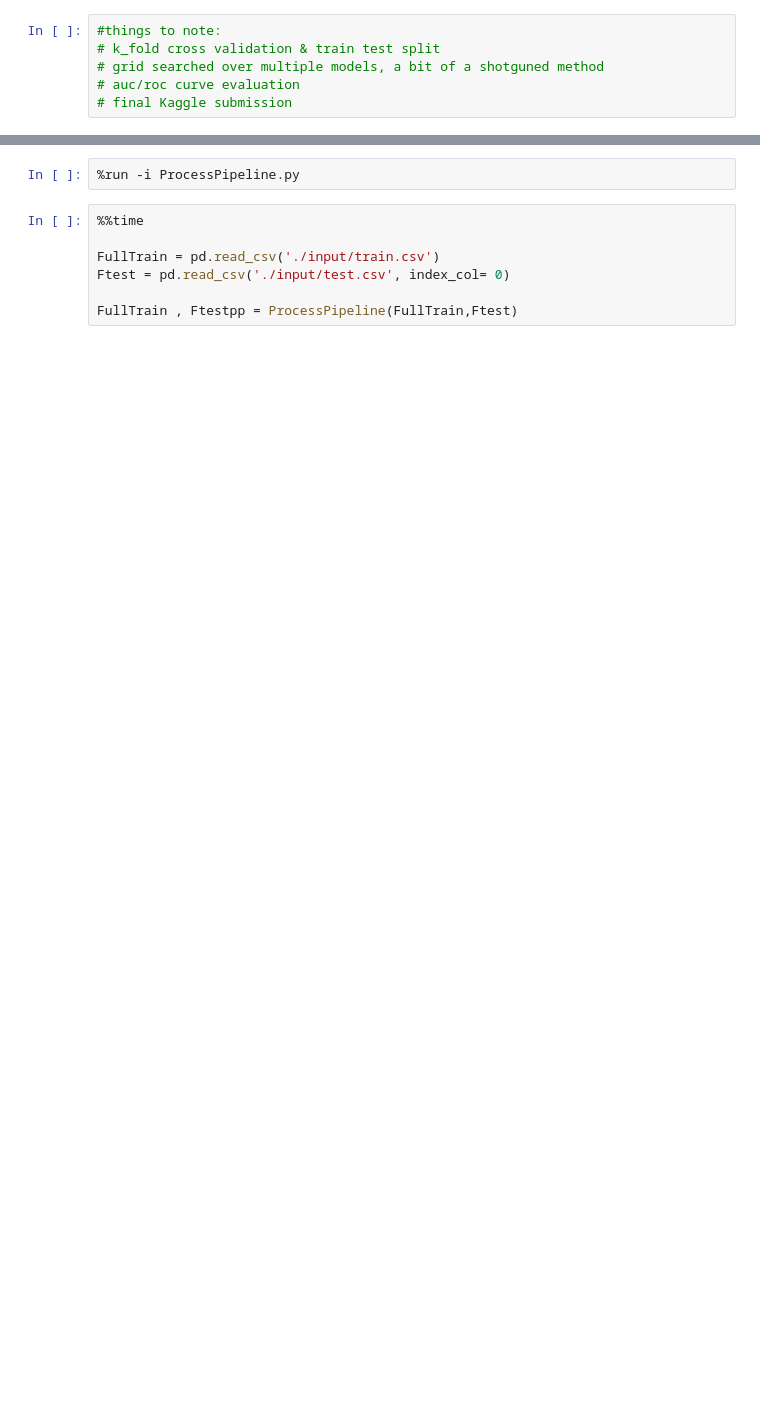
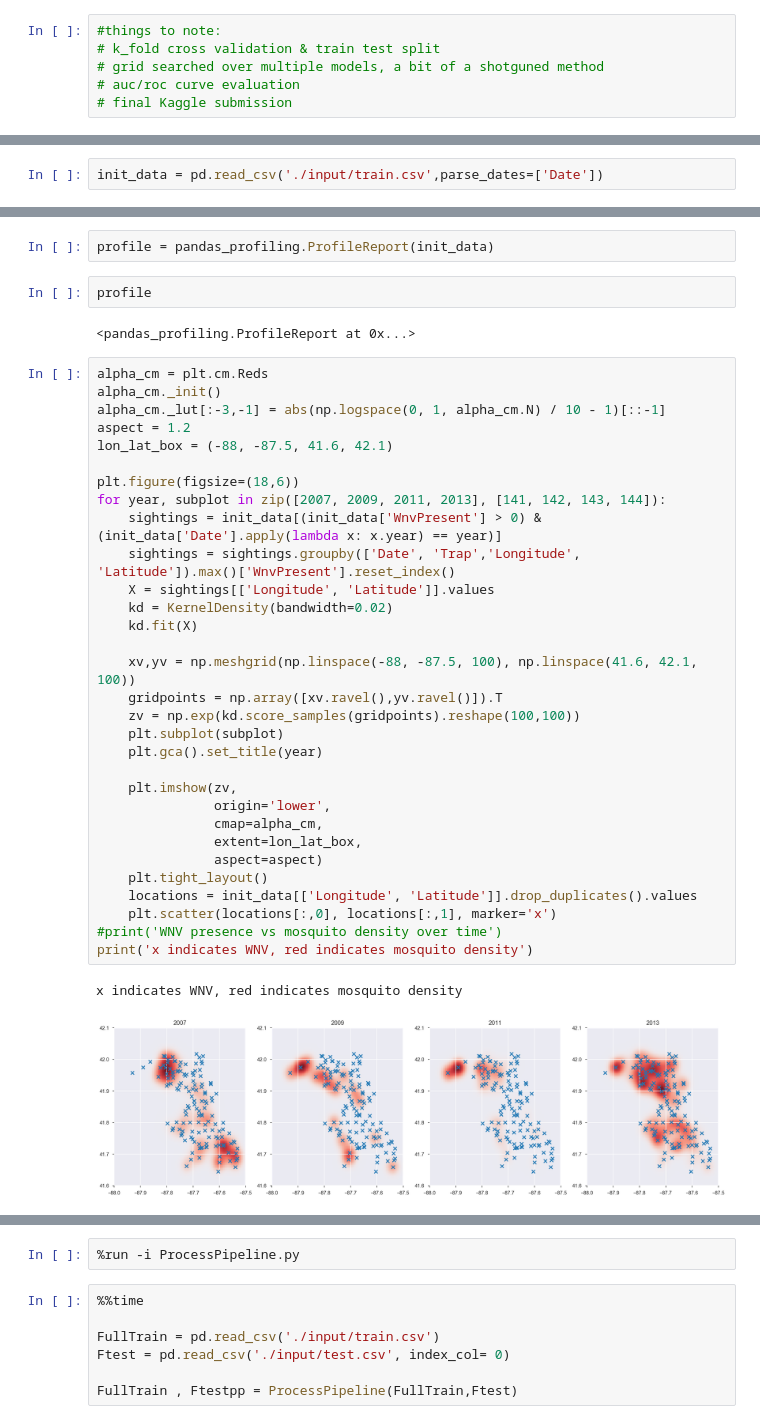
Before and after one commit to Mikhail-Naumov/West_Nile_Virus, a Jupyter notebook: Model_Selection_final.ipynb, the cells around one changed output, grey strips where cells are left out. Cells and saved outputs as stored; diff of their text form; blank space fills up the shorter version.

```diff
--- a/Model_Selection_final.ipynb
+++ b/Model_Selection_final.ipynb
@@ -9,0 +22,2 @@
+# %%
+init_data = pd.read_csv('./input/train.csv',parse_dates=['Date'])
@@ -9,0 +66,40 @@
+# %%
+profile = pandas_profiling.ProfileReport(init_data)
+# %%
+profile
+# %% [output]
+<pandas_profiling.ProfileReport at 0x...>
+# %%
+alpha_cm = plt.cm.Reds
+alpha_cm._init()
+alpha_cm._lut[:-3,-1] = abs(np.logspace(0, 1, alpha_cm.N) / 10 - 1)[::-1]
+aspect = 1.2
+lon_lat_box = (-88, -87.5, 41.6, 42.1)
+
+plt.figure(figsize=(18,6))
+for year, subplot in zip([2007, 2009, 2011, 2013], [141, 142, 143, 144]):
+    sightings = init_data[(init_data['WnvPresent'] > 0) & (init_data['Date'].apply(lambda x: x.year) == year)]
+    sightings = sightings.groupby(['Date', 'Trap','Longitude', 'Latitude']).max()['WnvPresent'].reset_index()
+    X = sightings[['Longitude', 'Latitude']].values
+    kd = KernelDensity(bandwidth=0.02)
+    kd.fit(X)
+
+    xv,yv = np.meshgrid(np.linspace(-88, -87.5, 100), np.linspace(41.6, 42.1, 100))
+    gridpoints = np.array([xv.ravel(),yv.ravel()]).T
+    zv = np.exp(kd.score_samples(gridpoints).reshape(100,100))
+    plt.subplot(subplot)
+    plt.gca().set_title(year)
+
+    plt.imshow(zv,
+               origin='lower',
+               cmap=alpha_cm,
+               extent=lon_lat_box,
+               aspect=aspect)
+    plt.tight_layout()
+    locations = init_data[['Longitude', 'Latitude']].drop_duplicates().values
+    plt.scatter(locations[:,0], locations[:,1], marker='x')
+#print('WNV presence vs mosquito density over time')
+print('x indicates WNV, red indicates mosquito density')
+# %% [output]
+x indicates WNV, red indicates mosquito density
+[figure, added]
```
Also changed, not shown: parts of 15 cells of this notebook, 3 other files.
